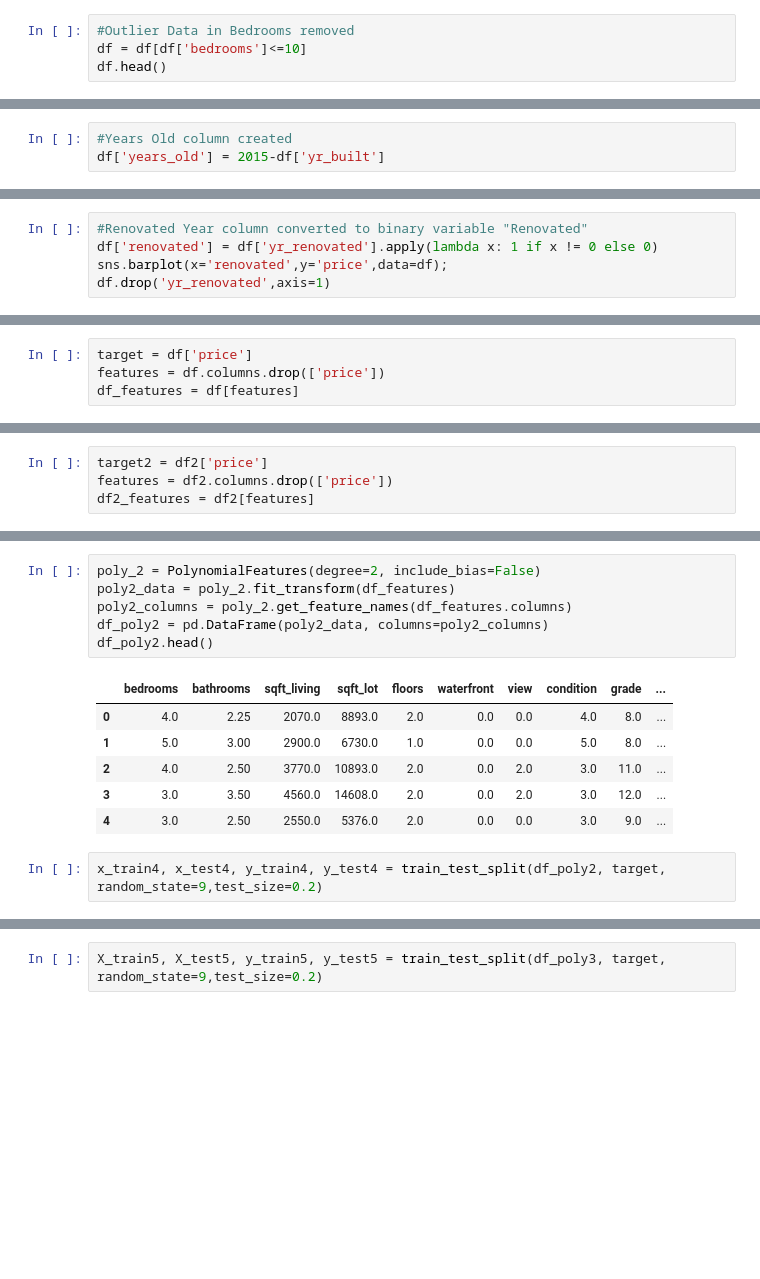
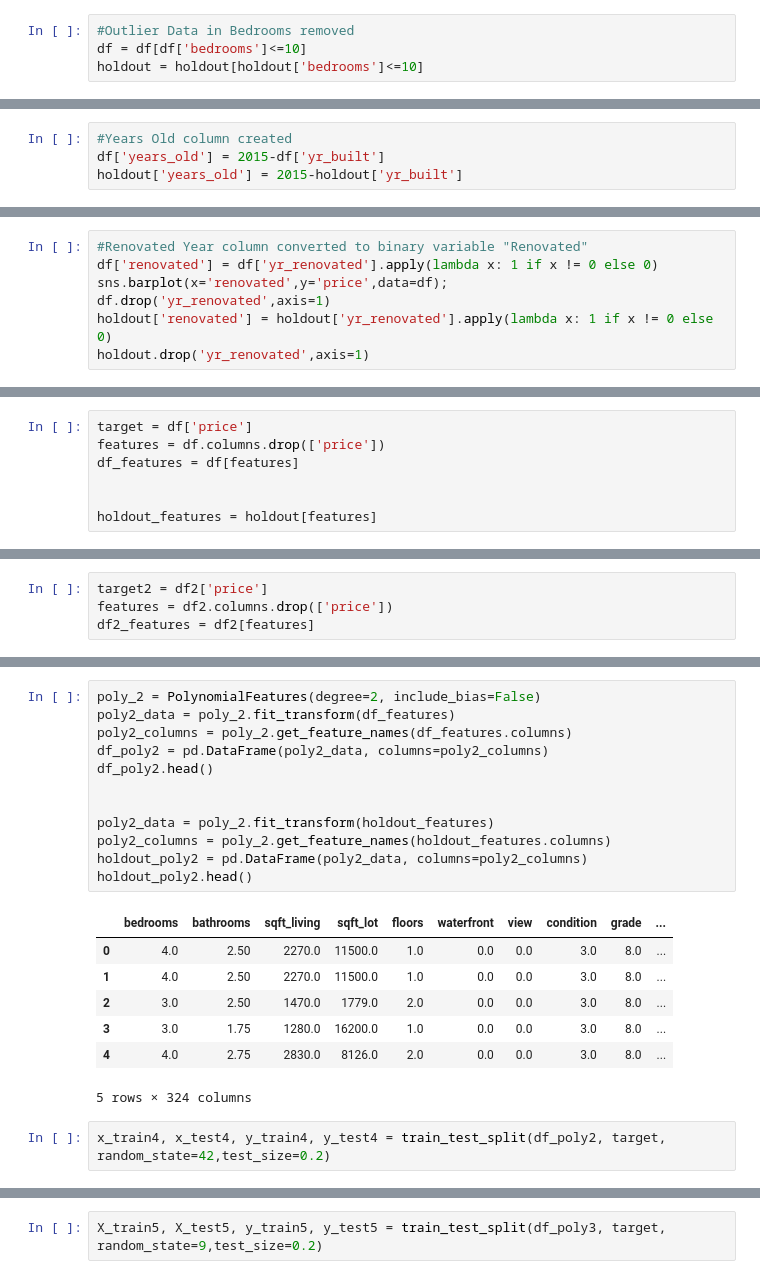
Before and after one commit to dsmoove/KingCountyHousing, a Jupyter notebook: Bakeoff_modeling_process.ipynb, the cells around one changed output, grey strips where cells are left out. Saved outputs shown, nothing was run; the diff lists cells and outputs as text; blank space fills up the shorter version.

```diff
--- a/Bakeoff_modeling_process.ipynb
+++ b/Bakeoff_modeling_process.ipynb
@@ -144,4 +140,4 @@ Name: bedrooms, dtype: int64
 # %%
 #Outlier Data in Bedrooms removed
 df = df[df['bedrooms']<=10]
-df.head()
+holdout = holdout[holdout['bedrooms']<=10]
@@ -207,6 +196,7 @@ Training Root Mean Squared Error: 206735.39698886572
 # %%
 #Years Old column created
 df['years_old'] = 2015-df['yr_built']
+holdout['years_old'] = 2015-holdout['yr_built']
 # %% [markdown]
 ### Create new renovated column from yr_renovated column
 # %%
@@ -214,4 +204,6 @@ df['years_old'] = 2015-df['yr_built']
 df['renovated'] = df['yr_renovated'].apply(lambda x: 1 if x != 0 else 0)
 sns.barplot(x='renovated',y='price',data=df);
 df.drop('yr_renovated',axis=1)
+holdout['renovated'] = holdout['yr_renovated'].apply(lambda x: 1 if x != 0 else 0)
+holdout.drop('yr_renovated',axis=1)
 # %% [output]
@@ -241,6 +233,9 @@ T-Test shows a stastically significant difference between the mean of homes that
 target = df['price']
 features = df.columns.drop(['price'])
 df_features = df[features]
+
+
+holdout_features = holdout[features]
 # %%
 X_train2, X_test2, y_train2, y_test2 = train_test_split(df_features, target, random_state=9,test_size=0.2)
 
@@ -289,18 +288,25 @@ Training Root Mean Squared Error: 207108.55473142033
 # %%
 poly_2 = PolynomialFeatures(degree=2, include_bias=False)
 poly2_data = poly_2.fit_transform(df_features)
 poly2_columns = poly_2.get_feature_names(df_features.columns)
 df_poly2 = pd.DataFrame(poly2_data, columns=poly2_columns)
 df_poly2.head()
+
+
+poly2_data = poly_2.fit_transform(holdout_features)
+poly2_columns = poly_2.get_feature_names(holdout_features.columns)
+holdout_poly2 = pd.DataFrame(poly2_data, columns=poly2_columns)
+holdout_poly2.head()
 # %% [output]
 |  | bedrooms | bathrooms | sqft_living | sqft_lot | floors | waterfront | view | condition | grade | ... |
-| 0 | 4.0 | 2.25 | 2070.0 | 8893.0 | 2.0 | 0.0 | 0.0 | 4.0 | 8.0 | ... |
-| 1 | 5.0 | 3.00 | 2900.0 | 6730.0 | 1.0 | 0.0 | 0.0 | 5.0 | 8.0 | ... |
-| 2 | 4.0 | 2.50 | 3770.0 | 10893.0 | 2.0 | 0.0 | 2.0 | 3.0 | 11.0 | ... |
-| 3 | 3.0 | 3.50 | 4560.0 | 14608.0 | 2.0 | 0.0 | 2.0 | 3.0 | 12.0 | ... |
-| 4 | 3.0 | 2.50 | 2550.0 | 5376.0 | 2.0 | 0.0 | 0.0 | 3.0 | 9.0 | ... |
+| 0 | 4.0 | 2.50 | 2270.0 | 11500.0 | 1.0 | 0.0 | 0.0 | 3.0 | 8.0 | ... |
+| 1 | 4.0 | 2.50 | 2270.0 | 11500.0 | 1.0 | 0.0 | 0.0 | 3.0 | 8.0 | ... |
+| 2 | 3.0 | 2.50 | 1470.0 | 1779.0 | 2.0 | 0.0 | 0.0 | 3.0 | 8.0 | ... |
+| 3 | 3.0 | 1.75 | 1280.0 | 16200.0 | 1.0 | 0.0 | 0.0 | 3.0 | 8.0 | ... |
+| 4 | 4.0 | 2.75 | 2830.0 | 8126.0 | 2.0 | 0.0 | 0.0 | 3.0 | 8.0 | ... |
+5 rows × 324 columns
 # %%
-x_train4, x_test4, y_train4, y_test4 = train_test_split(df_poly2, target, random_state=9,test_size=0.2)
+x_train4, x_test4, y_train4, y_test4 = train_test_split(df_poly2, target, random_state=42,test_size=0.2)
 # %%
 # instantiate a linear regression object
 lm_2 = LinearRegression()
```
Also changed, not shown: parts of 38 cells of this notebook, 11 other files.
